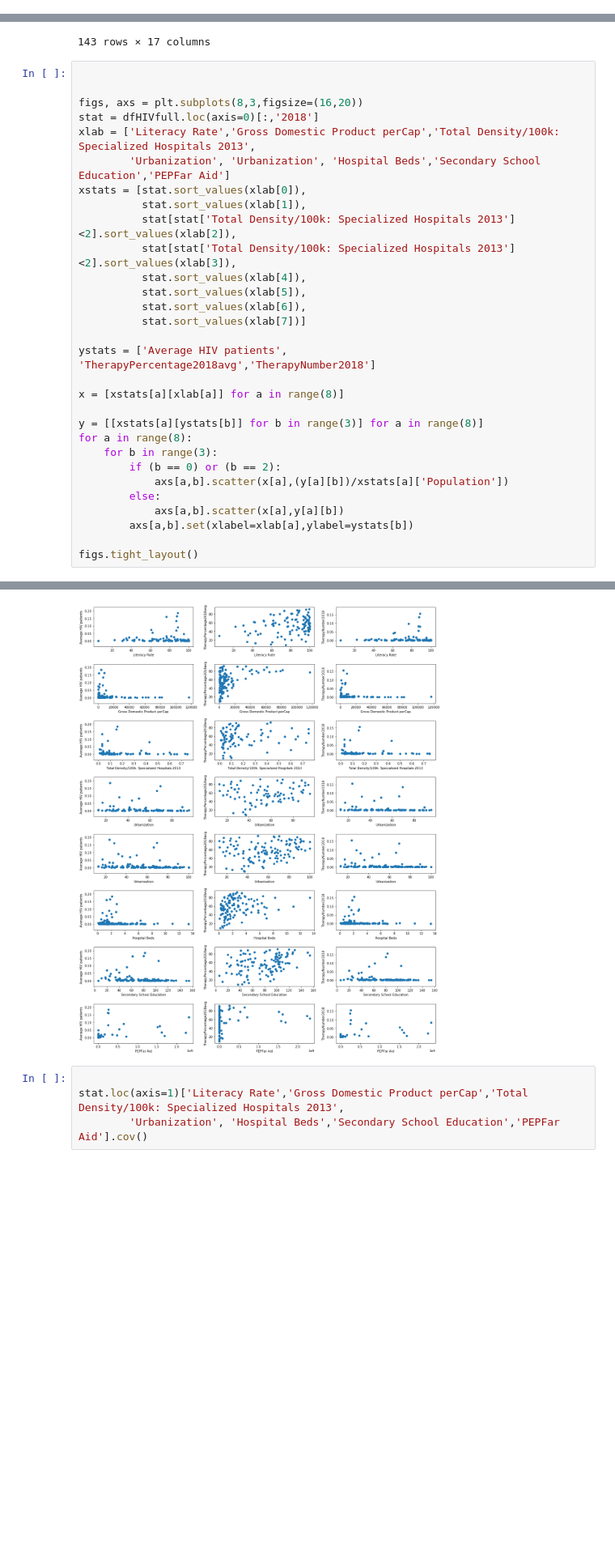
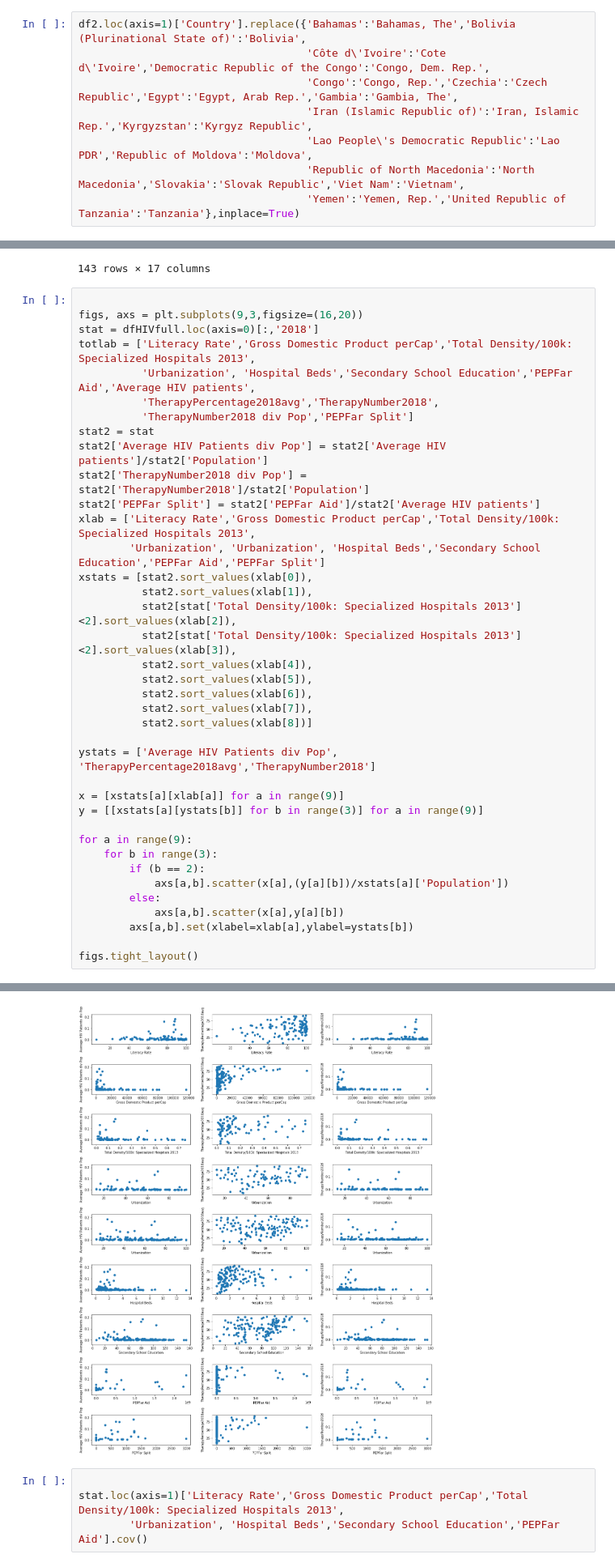
Before and after one commit to nvanrompaey/ImpactsHIVTreatment, a Jupyter notebook: CapstoneHIVtestings.ipynb, the cells around one changed output, grey strips where cells are left out. Shown at 81% size. Drawn from its saved outputs; the diff is of its cells as text; blank space fills up the shorter version.

```diff
--- a/CapstoneHIVtestings.ipynb
+++ b/CapstoneHIVtestings.ipynb
@@ -147,0 +139,8 @@ df2.head()
+# %%
+df2.loc(axis=1)['Country'].replace({'Bahamas':'Bahamas, The','Bolivia (Plurinational State of)':'Bolivia',
+                                    'Côte d\'Ivoire':'Cote d\'Ivoire','Democratic Republic of the Congo':'Congo, Dem. Rep.',
+                                    'Congo':'Congo, Rep.','Czechia':'Czech Republic','Egypt':'Egypt, Arab Rep.','Gambia':'Gambia, The',
+                                    'Iran (Islamic Republic of)':'Iran, Islamic Rep.','Kyrgyzstan':'Kyrgyz Republic',
+                                    'Lao People\'s Democratic Republic':'Lao PDR','Republic of Moldova':'Moldova',
+                                    'Republic of North Macedonia':'North Macedonia','Slovakia':'Slovak Republic','Viet Nam':'Vietnam',
+                                    'Yemen':'Yemen, Rep.','United Republic of Tanzania':'Tanzania'},inplace=True)
@@ -301,28 +307,36 @@ dfHIVfull.loc(axis=0)[:,'2018']
 143 rows × 17 columns
 # %%
 
+figs, axs = plt.subplots(9,3,figsize=(16,20))
+stat = dfHIVfull.loc(axis=0)[:,'2018']
+totlab = ['Literacy Rate','Gross Domestic Product perCap','Total Density/100k: Specialized Hospitals 2013',
+          'Urbanization', 'Hospital Beds','Secondary School Education','PEPFar Aid','Average HIV patients',
+          'TherapyPercentage2018avg','TherapyNumber2018',
+          'TherapyNumber2018 div Pop','PEPFar Split']
+stat2 = stat
+stat2['Average HIV Patients div Pop'] = stat2['Average HIV patients']/stat2['Population']
+stat2['TherapyNumber2018 div Pop'] = stat2['TherapyNumber2018']/stat2['Population']
+stat2['PEPFar Split'] = stat2['PEPFar Aid']/stat2['Average HIV patients']
+xlab = ['Literacy Rate','Gross Domestic Product perCap','Total Density/100k: Specialized Hospitals 2013',
+        'Urbanization', 'Urbanization', 'Hospital Beds','Secondary School Education','PEPFar Aid','PEPFar Split']
+xstats = [stat2.sort_values(xlab[0]),
+          stat2.sort_values(xlab[1]),
+          stat2[stat['Total Density/100k: Specialized Hospitals 2013']<2].sort_values(xlab[2]),
+          stat2[stat['Total Density/100k: Specialized Hospitals 2013']<2].sort_values(xlab[3]),
+          stat2.sort_values(xlab[4]),
+          stat2.sort_values(xlab[5]),
+          stat2.sort_values(xlab[6]),
+          stat2.sort_values(xlab[7]),
+          stat2.sort_values(xlab[8])]
 
-figs, axs = plt.subplots(8,3,figsize=(16,20))
-stat = dfHIVfull.loc(axis=0)[:,'2018']
-xlab = ['Literacy Rate','Gross Domestic Product perCap','Total Density/100k: Specialized Hospitals 2013',
-        'Urbanization', 'Urbanization', 'Hospital Beds','Secondary School Education','PEPFar Aid']
-xstats = [stat.sort_values(xlab[0]),
-          stat.sort_values(xlab[1]),
-          stat[stat['Total Density/100k: Specialized Hospitals 2013']<2].sort_values(xlab[2]),
-          stat[stat['Total Density/100k: Specialized Hospitals 2013']<2].sort_values(xlab[3]),
-          stat.sort_values(xlab[4]),
-          stat.sort_values(xlab[5]),
-          stat.sort_values(xlab[6]),
-          stat.sort_values(xlab[7])]
+ystats = ['Average HIV Patients div Pop', 'TherapyPercentage2018avg','TherapyNumber2018']
 
-ystats = ['Average HIV patients', 'TherapyPercentage2018avg','TherapyNumber2018']
+x = [xstats[a][xlab[a]] for a in range(9)]
+y = [[xstats[a][ystats[b]] for b in range(3)] for a in range(9)]
 
-x = [xstats[a][xlab[a]] for a in range(8)]
-
-y = [[xstats[a][ystats[b]] for b in range(3)] for a in range(8)]
-for a in range(8):
+for a in range(9):
     for b in range(3):
-        if (b == 0) or (b == 2):
+        if (b == 2):
             axs[a,b].scatter(x[a],(y[a][b])/xstats[a]['Population'])
         else:
             axs[a,b].scatter(x[a],y[a][b])
@@ -333,4 +365,4 @@ figs.tight_layout()
-[figure, old version]
+[figure, new version]
 # %%
 
 stat.loc(axis=1)['Literacy Rate','Gross Domestic Product perCap','Total Density/100k: Specialized Hospitals 2013',
```
Also changed, not shown: parts of 22 cells of this notebook, 2 other files.
